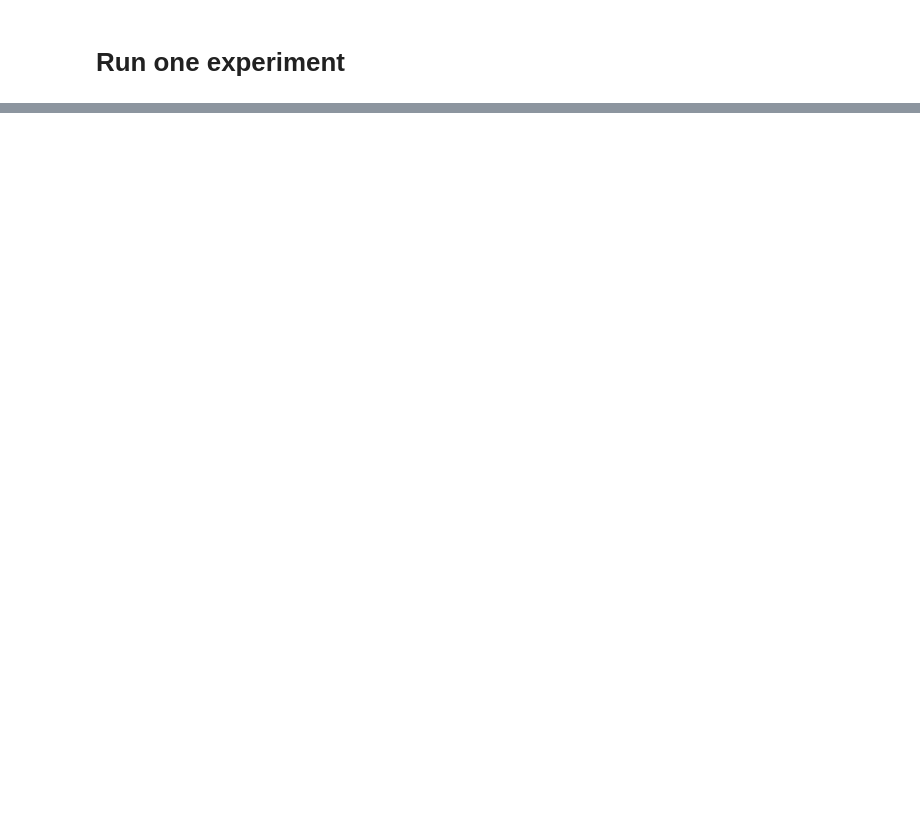
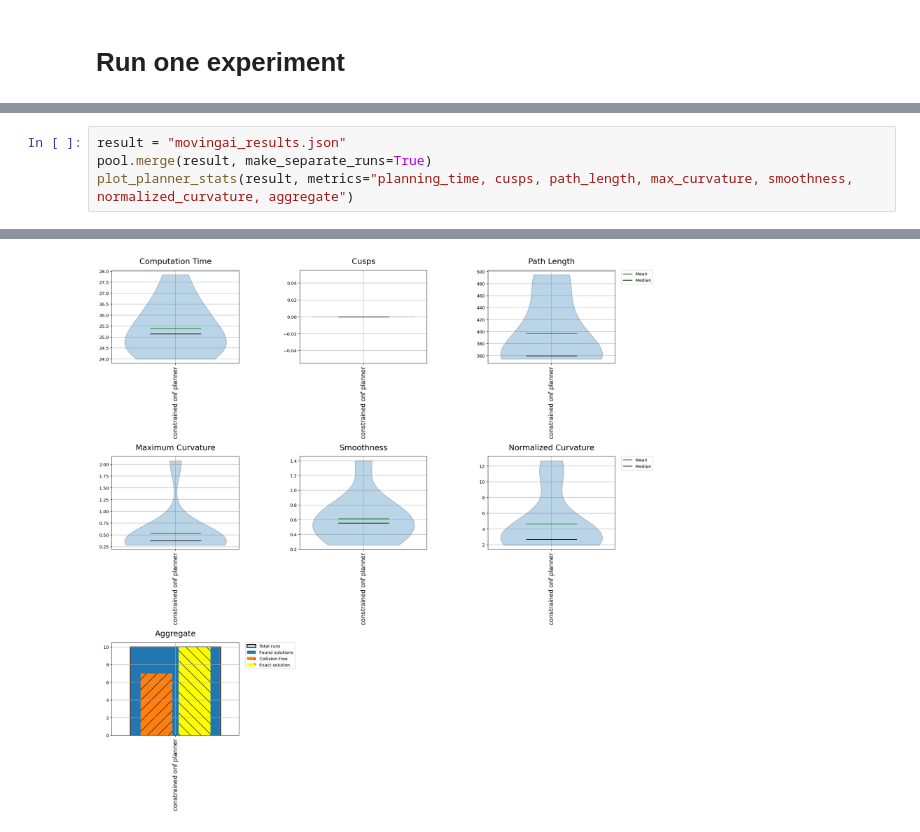
Before and after one commit to MisterMap/pytorch-motion-planner, a Jupyter notebook: notebooks/benchmark/movingai_experiment.ipynb, the cells around one changed output, grey strips where cells are left out. Drawn from its saved outputs; the diff is of its cells as text; blank space fills up the shorter version.

```diff
--- a/notebooks/benchmark/movingai_experiment.ipynb
+++ b/notebooks/benchmark/movingai_experiment.ipynb
@@ -113,0 +117,5 @@ pool.visualize_trajectories(draw_start_goal_thetas=True,
+# %%
+result = "movingai_results.json"
+pool.merge(result, make_separate_runs=True)
+plot_planner_stats(result, metrics="planning_time, cusps, path_length, max_curvature, smoothness, normalized_curvature, aggregate")
+# %% [output]
@@ -113,0 +124 @@ pool.visualize_trajectories(draw_start_goal_thetas=True,
+[figure, added]
```
Also changed, not shown: parts of 6 cells of this notebook, 12 other files.
